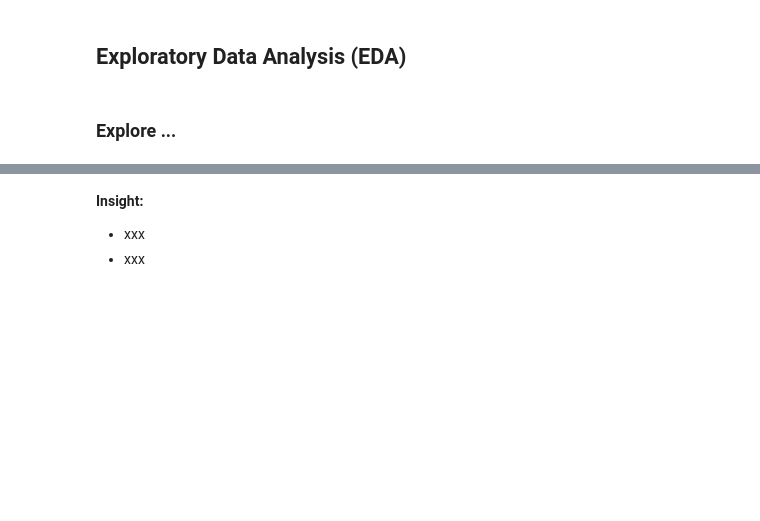
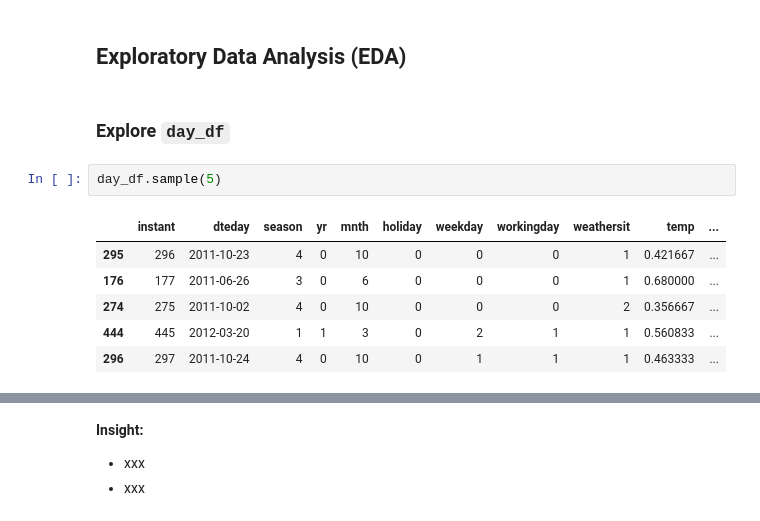
Before and after one commit to NaufalYogaPratama/data-analysis-submission, a Jupyter notebook: BikeSharingAnalysis.ipynb, the cells around one changed output, grey strips where cells are left out. Cells and saved outputs as stored; diff of their text form; blank space fills up the shorter version.

```diff
--- a/BikeSharingAnalysis.ipynb
+++ b/BikeSharingAnalysis.ipynb
@@ -335,4 +335,13 @@ hour_df[hour_df.windspeed == hour_df.windspeed.min()]
 # %% [markdown]
 ## Exploratory Data Analysis (EDA)
 # %% [markdown]
-### Explore ...
+### Explore `day_df`
+# %%
+day_df.sample(5)
+# %% [output]
+|  | instant | dteday | season | yr | mnth | holiday | weekday | workingday | weathersit | temp | ... |
+| 295 | 296 | 2011-10-23 | 4 | 0 | 10 | 0 | 0 | 0 | 1 | 0.421667 | ... |
+| 176 | 177 | 2011-06-26 | 3 | 0 | 6 | 0 | 0 | 0 | 1 | 0.680000 | ... |
+| 274 | 275 | 2011-10-02 | 4 | 0 | 10 | 0 | 0 | 0 | 2 | 0.356667 | ... |
+| 444 | 445 | 2012-03-20 | 1 | 1 | 3 | 0 | 2 | 1 | 1 | 0.560833 | ... |
+| 296 | 297 | 2011-10-24 | 4 | 0 | 10 | 0 | 1 | 1 | 1 | 0.463333 | ... |
```
Also changed, not shown: parts of 10 cells of this notebook.
